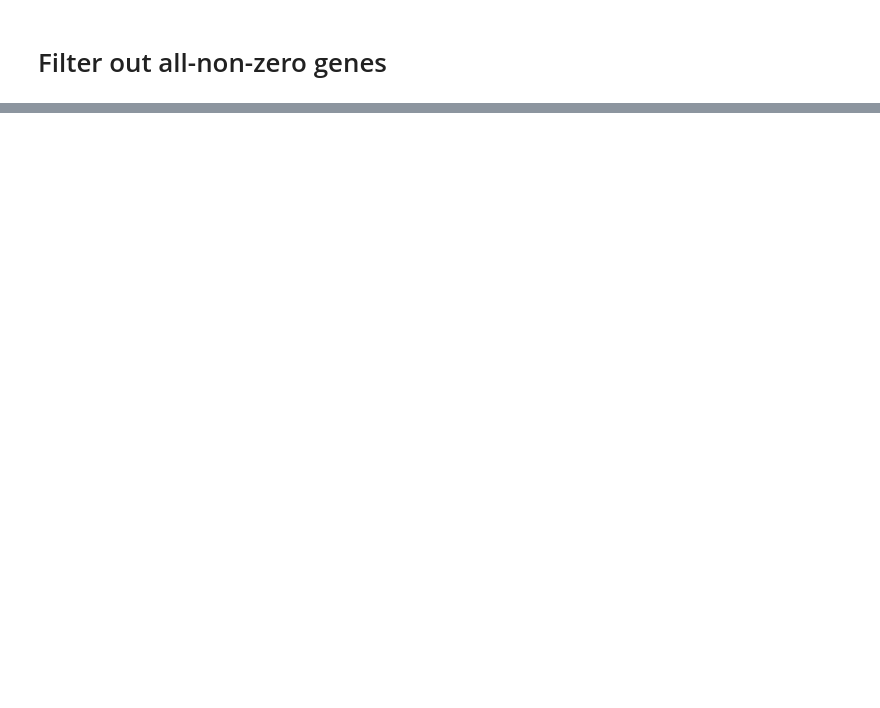
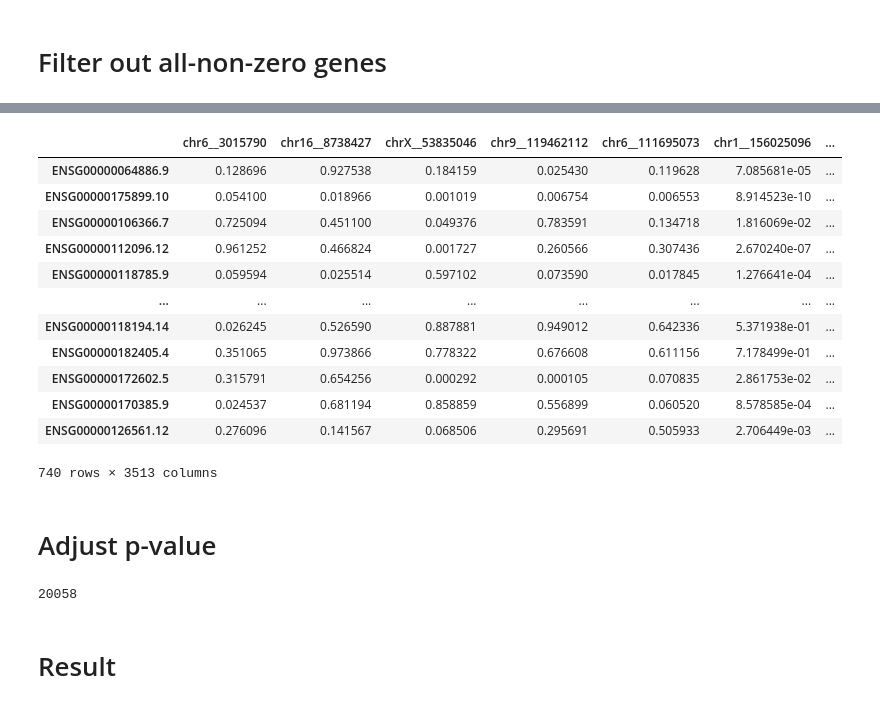
Before and after one commit to thu1911/snv, a Jupyter notebook: analysis/GSE57872_pvalue_cell_line.ipynb, the cells around one changed output, grey strips where cells are left out. Saved outputs shown, nothing was run; the diff lists cells and outputs as text; code cells hidden in the pictures; blank space fills up the shorter version.

```diff
--- a/analysis/GSE57872_pvalue_cell_line.ipynb
+++ b/analysis/GSE57872_pvalue_cell_line.ipynb
@@ -53,0 +67,4 @@ label_all
+# %%
+pvalue_all_filtered = pvalue_all_filtered.loc[gene_all_filtered.index.values, ]
+pvalue_cellline_filtered = pvalue_cellline_filtered.loc[gene_cellline_filtered.index.values, ]
+pvalue_patients_filtered = pvalue_patients_filtered.loc[gene_patients_filtered.index.values, ]
@@ -53,0 +73,13 @@ label_all
+# %%
+def select_snv(df,threshold = 20):
+    # input is a snv matrix, snv*samples
+    tmp_df = df.copy(deep=True)
+    snv_yes = set((tmp_df == 1).sum(axis=1)[(tmp_df == 1).sum(axis=1) >= threshold].index.values)
+    snv_no = set((tmp_df == 0).sum(axis=1)[(tmp_df == 0).sum(axis=1) >= threshold].index.values)
+    snv_valid = snv_yes.intersection(snv_no)
+    #tmp_df = tmp_df.loc[snv_valid,:]
+    return snv_valid
+# %%
+snv_valid_all = select_snv(snv_all)
+snv_valid_cellline = select_snv(snv_cellline)
+snv_valid_patients = select_snv(snv_patients)
@@ -53,0 +98,22 @@ label_all
+# %%
+pvalue_all_filtered = pvalue_all_filtered.loc[:,snv_valid_all]
+pvalue_cellline_filtered = pvalue_cellline_filtered.loc[:,snv_valid_cellline]
+pvalue_patients_filtered = pvalue_patients_filtered.loc[:,snv_valid_patients]
+# %%
+pvalue_all_filtered
+# %% [output]
+|  | chr6__3015790 | chr16__8738427 | chrX__53835046 | chr9__119462112 | chr6__111695073 | chr1__156025096 | ... |
+| ENSG00000064886.9 | 0.128696 | 0.927538 | 0.184159 | 0.025430 | 0.119628 | 7.085681e-05 | ... |
+| ENSG00000175899.10 | 0.054100 | 0.018966 | 0.001019 | 0.006754 | 0.006553 | 8.914523e-10 | ... |
+| ENSG00000106366.7 | 0.725094 | 0.451100 | 0.049376 | 0.783591 | 0.134718 | 1.816069e-02 | ... |
+| ENSG00000112096.12 | 0.961252 | 0.466824 | 0.001727 | 0.260566 | 0.307436 | 2.670240e-07 | ... |
+| ENSG00000118785.9 | 0.059594 | 0.025514 | 0.597102 | 0.073590 | 0.017845 | 1.276641e-04 | ... |
+| ... | ... | ... | ... | ... | ... | ... | ... |
+| ENSG00000118194.14 | 0.026245 | 0.526590 | 0.887881 | 0.949012 | 0.642336 | 5.371938e-01 | ... |
+| ENSG00000182405.4 | 0.351065 | 0.973866 | 0.778322 | 0.676608 | 0.611156 | 7.178499e-01 | ... |
+| ENSG00000172602.5 | 0.315791 | 0.654256 | 0.000292 | 0.000105 | 0.070835 | 2.861753e-02 | ... |
+| ENSG00000170385.9 | 0.024537 | 0.681194 | 0.858859 | 0.556899 | 0.060520 | 8.578585e-04 | ... |
+| ENSG00000126561.12 | 0.276096 | 0.141567 | 0.068506 | 0.295691 | 0.505933 | 2.706449e-03 | ... |
+740 rows × 3513 columns
+# %% [markdown]
+# Adjust p-value
@@ -53,0 +160,6 @@ label_all
+# %%
+len(pair_patients)
+# %% [output]
+20058
+# %% [markdown]
+# Result
```
Also changed, not shown: parts of 20 cells of this notebook.
